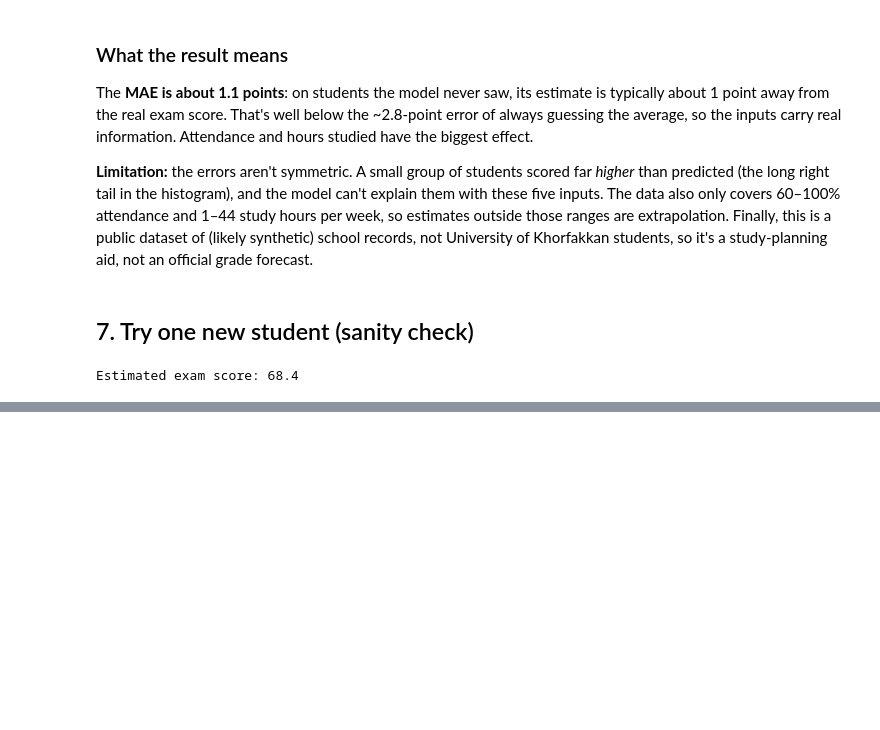
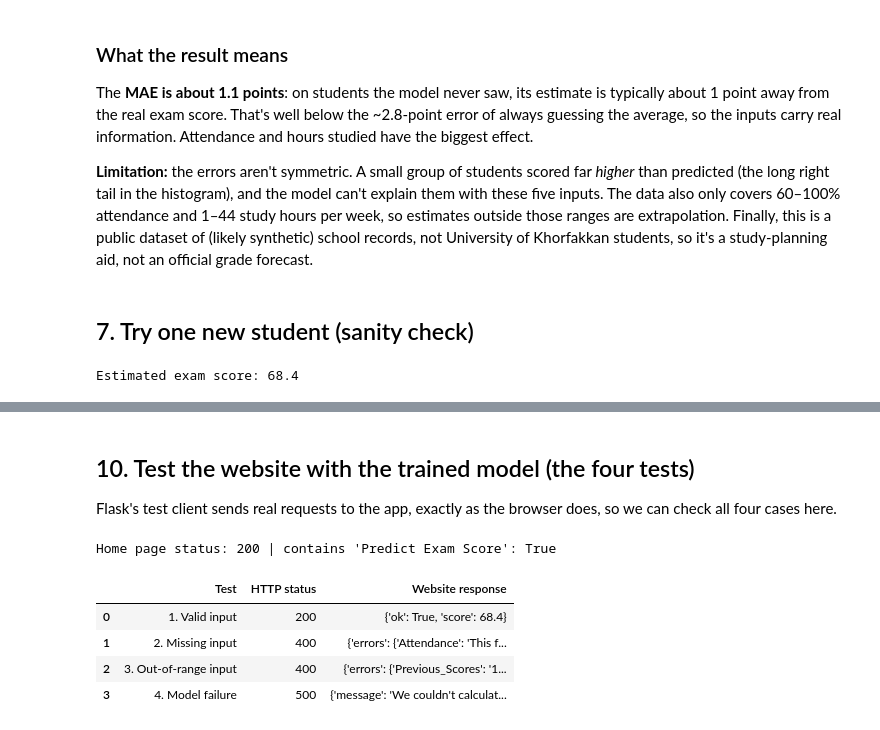
Before and after one commit to alaedinbengayes/studycast, a Jupyter notebook: notebook/Exam_Score_Model.ipynb, the cells around one changed output, grey strips where cells are left out. Drawn from its saved outputs; the diff is of its cells as text; code cells hidden in the pictures; blank space fills up the shorter version.

Commit message:
Notebook: add website build, four-test check and in-Colab preview
Co-Authored-By: Claude Opus 5.5 <noreply@anthropic.com>

```diff
--- a/notebook/Exam_Score_Model.ipynb
+++ b/notebook/Exam_Score_Model.ipynb
@@ -233,0 +333,9 @@ Training Python version: 3.10.4
+# %%
+import os, urllib.request
+os.makedirs("templates", exist_ok=True)
+os.makedirs("static", exist_ok=True)
+# the logo and favicon are images, so download them from the project repository
+RAW = "https://raw.githubusercontent.com/alaedinbengayes/studycast/main/static/"
+for name in ["ukf-logo.png", "favicon.png"]:
+    urllib.request.urlretrieve(RAW + name, f"static/{name}")
+    print("downloaded", name, os.path.getsize(f"static/{name}"), "bytes")
@@ -233,0 +768,31 @@ Training Python version: 3.10.4
+# %% [markdown]
+## 10. Test the website with the trained model (the four tests)
+Flask's test client sends real requests to the app, exactly as the browser does, so we can check all four cases here.
+# %%
+import importlib, app as studycast
+importlib.reload(studycast)
+client = studycast.app.test_client()
+
+valid = {"Hours_Studied": 20, "Attendance": 85, "Previous_Scores": 75,
+         "Tutoring_Sessions": 2, "Access_to_Resources": "Medium"}
+tests = [
+    ("1. Valid input",          valid),
+    ("2. Missing input",        {**valid, "Attendance": ""}),
+    ("3. Out-of-range input",   {**valid, "Previous_Scores": 150}),
+    ("4. Model failure",        {**valid, "simulate_failure": True}),
+]
+rows = []
+for name, payload in tests:
+    r = client.post("/api/predict", json=payload)
+    rows.append({"Test": name, "HTTP status": r.status_code, "Website response": r.get_json()})
+page = client.get("/")
+print("Home page status:", page.status_code, "| contains 'Predict Exam Score':", b"Predict Exam Score" in page.data)
+pd.set_option("display.max_colwidth", None)
+pd.DataFrame(rows)
+# %% [output]
+Home page status: 200 | contains 'Predict Exam Score': True
+|  | Test | HTTP status | Website response |
+| 0 | 1. Valid input | 200 | {'ok': True, 'score': 68.4} |
+| 1 | 2. Missing input | 400 | {'errors': {'Attendance': 'This f... |
+| 2 | 3. Out-of-range input | 400 | {'errors': {'Previous_Scores': '1... |
+| 3 | 4. Model failure | 500 | {'message': 'We couldn't calculat... |
```
Also changed, not shown: parts of 9 cells of this notebook.
